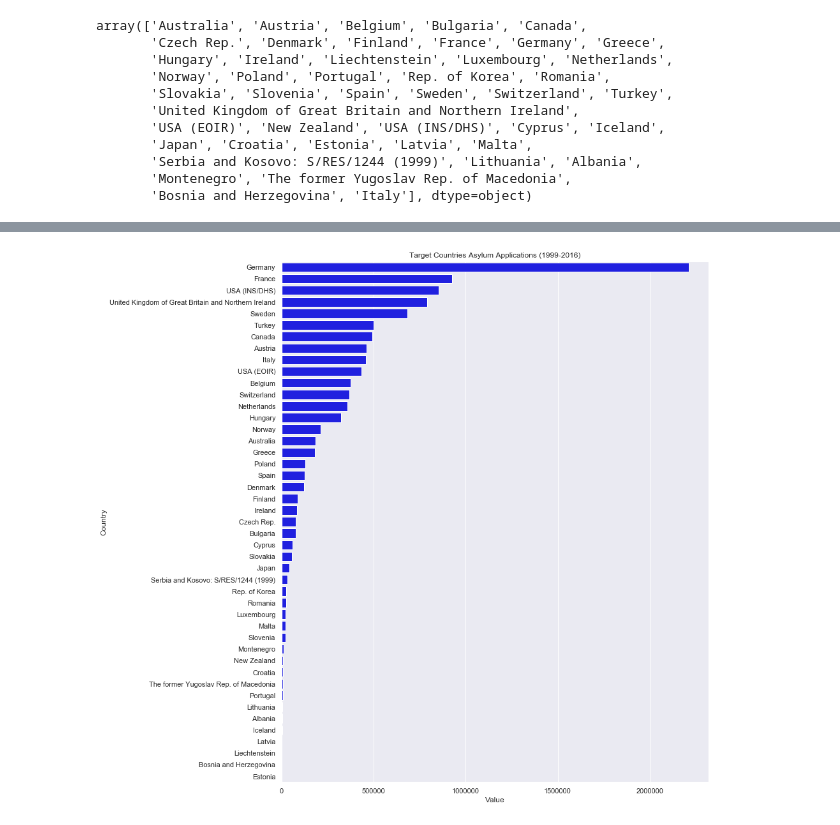
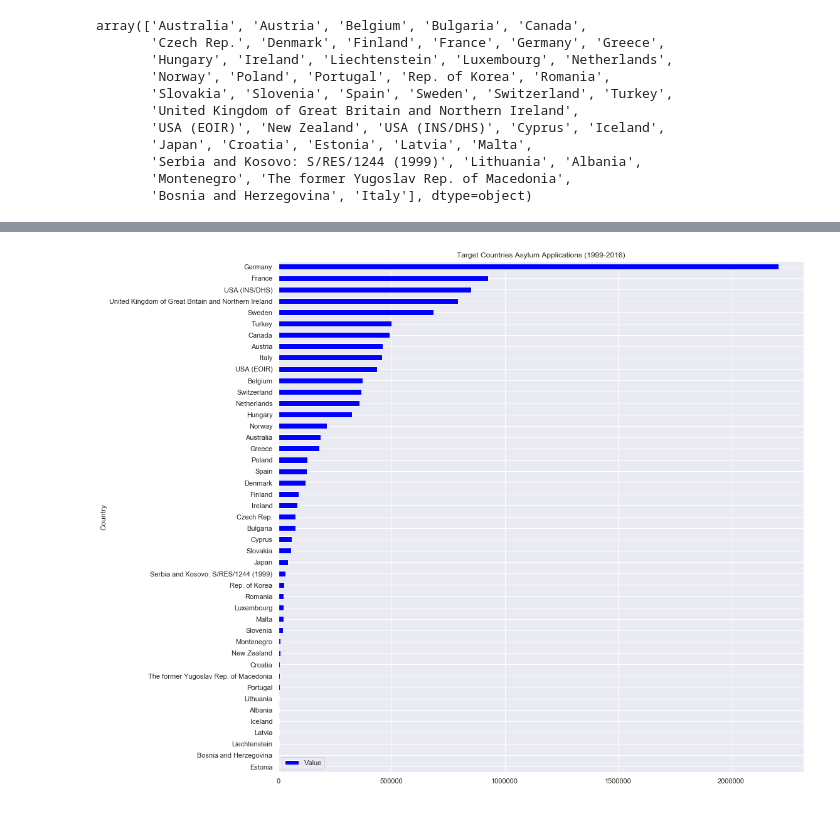
Before and after one commit to juanitorduz/probono_opendata_td, a Jupyter notebook: notebooks/refugee_example.ipynb, the cells around one changed output, grey strips where cells are left out. Drawn from its saved outputs; the diff is of its cells as text; code cells hidden in the pictures.

```diff
--- a/notebooks/refugee_example.ipynb
+++ b/notebooks/refugee_example.ipynb
@@ -142,20 +147,20 @@ array(['Afghanistan', 'Albania', 'Algeria', 'Angola', 'Argentina',
        'San Marino', 'Brunei Darussalam', 'Puerto Rico', 'South Sudan',
        'Micronesia (Federated States of)'], dtype=object)
 # %%
-fig, ax= plt.subplots(figsize=(12, 15))
+fig, ax= plt.subplots(figsize=(15, 15))
 
 data_df \
     .groupby('Country', as_index=False) \
     .agg({'Value' : np.sum}) \
-    .sort_values('Value', ascending=False) \
-    .pipe((sns.barplot, 'data'),
-        y='Country',
-        x='Value',
+    .sort_values('Value', ascending=True) \
+    .plot(kind='barh',
+        x='Country',
+        y='Value',
         color='blue',
         ax=ax
     )
 
 ax.set(title='Target Countries Asylum Applications (1999-2016)');
 # %% [output]
-[figure, old version]
+[figure, new version]
 # %%
```
Also changed, not shown: parts of 11 cells of this notebook.
